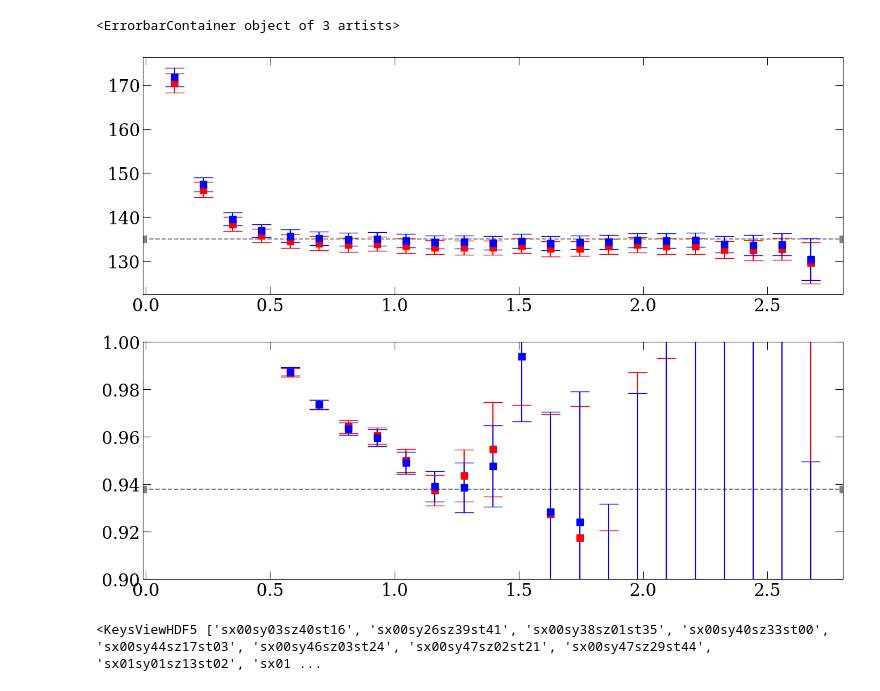
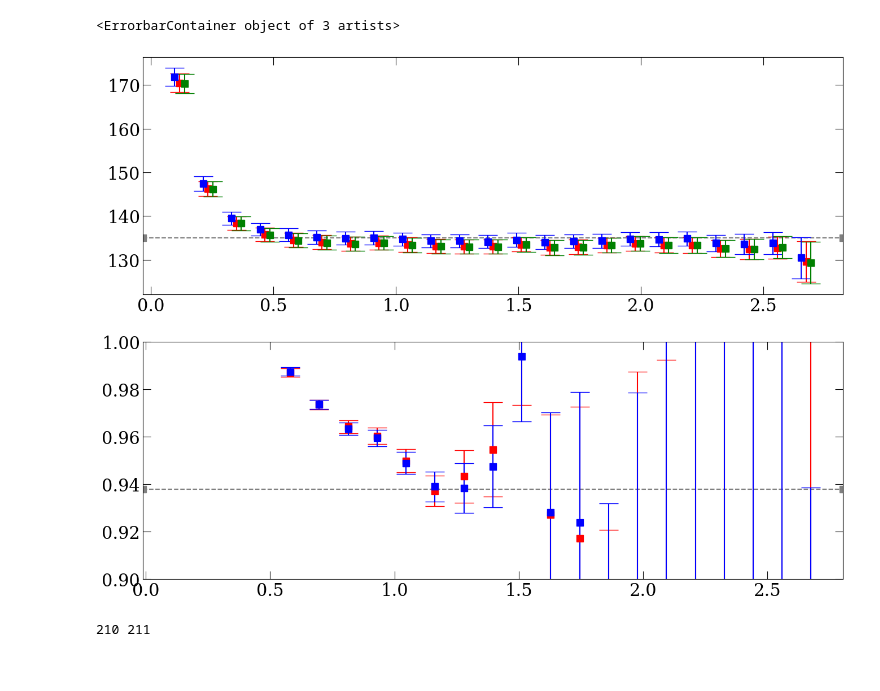
Before and after one commit to lee14916/glwc2, a Jupyter notebook: project2/03_NpiScatteringWilson/NsrcScalingTest.ipynb, the cells around one changed output. Cells and saved outputs as stored; diff of their text form; code cells hidden in the pictures.

```diff
--- a/project2/03_NpiScatteringWilson/NsrcScalingTest.ipynb
+++ b/project2/03_NpiScatteringWilson/NsrcScalingTest.ipynb
@@ -41,6 +44,7 @@ lat_aInv=1/(lat_a*hbarc)
 path='/capstor/store/cscs/userlab/s1174/lyan/code/glwc2/project2/03_NpiScatteringWilson/dataPrepare/A15/data_aux/cfgs_CGWokringCPU'
 with open(path,'r') as f:
     cfgs=f.read().splitlines()
+    cfgs_CGWorking=cfgs.copy()
 
 def symmetrize(dat):
     dat_bw=np.roll(np.flip(dat,axis=1),1,axis=1)
@@ -58,8 +62,17 @@ with h5py.File(path1) as f1, h5py.File(path2) as f2:
     cfgs_all=[cfg.decode() for cfg in f1['cfgs'][:]]
     cfgs_map=[cfgs_all.index(cfg) for cfg in cfgs]
 
+    from random import shuffle
+    cfgs_random=cfgs_all.copy()
+    shuffle(cfgs_random)
+    cfgs_random=cfgs_random[:-3]
+    cfgs_random.sort()
+    cfgs_map2=[cfgs_all.index(cfg) for cfg in cfgs_random]
+
+    cp_dat=np.real(symmetrizeP(f1['data/P'][:,:,0]))
     cp=np.real(yu.jackknife(symmetrizeP(f1['data/P'][:,:,0])))
     cps=np.real(yu.jackknife(symmetrizeP(f1['data/P'][cfgs_map,:,0])))
+    cps2=np.real(yu.jackknife(symmetrizeP(f1['data/P'][cfgs_map2,:,0])))
 
     tau=1
     def C2pt2meff(C2pt,totalT):
@@ -71,6 +84,7 @@ with h5py.File(path1) as f1, h5py.File(path2) as f2:
     func=lambda c2pt:C2pt2meff(c2pt,48)
     mp=yu.jackmap(func,cp)
     mps=yu.jackmap(func,cps)
+    mps2=yu.jackmap(func,cps2)
 
     c1=np.real(yu.jackknife(symmetrize(f1['data/N'][:,:,16])))
     c2=np.real(yu.jackknife(symmetrize(f2['data/N'][:,:,16])))
@@ -109,43 +141,66 @@ with h5py.File(path1) as f1, h5py.File(path2) as f2:
 fig, axs = yu.getFigAxs(2,1,Lrow=6,Lcol=16)
 
 ax=axs[0,0]
 xunit=lat_a; yunit=lat_aInv
 tmin=1; tmax=24
 # ax.set_ylim([0.9,1.5])
 ax.axhline(135,color='grey',ls='--')
 
 mean,err=yu.jackme(mp)
 plt_x=np.arange(tmin,tmax)*xunit; plt_y=mean[tmin:tmax]*yunit; plt_yerr=err[tmin:tmax]*yunit
 ax.errorbar(plt_x,plt_y,plt_yerr,color='r')
 
 mean,err=yu.jackme(mps)
-plt_x=np.arange(tmin,tmax)*xunit; plt_y=mean[tmin:tmax]*yunit; plt_yerr=err[tmin:tmax]*yunit
+plt_x=np.arange(tmin,tmax)*xunit-0.02; plt_y=mean[tmin:tmax]*yunit; plt_yerr=err[tmin:tmax]*yunit
 ax.errorbar(plt_x,plt_y,plt_yerr,color='b')
+
+mean,err=yu.jackme(mps2)
+plt_x=np.arange(tmin,tmax)*xunit+0.02; plt_y=mean[tmin:tmax]*yunit; plt_yerr=err[tmin:tmax]*yunit
+ax.errorbar(plt_x,plt_y,plt_yerr,color='g')
 
 ax=axs[1,0]
 xunit=lat_a; yunit=lat_aInv/1000
 tmin=1; tmax=24
 ax.set_ylim([0.9,1.0])
 ax.axhline(0.938,color='grey',ls='--')
 
 mean,err=yu.jackme(m2)
 plt_x=np.arange(tmin,tmax)*xunit; plt_y=mean[tmin:tmax]*yunit; plt_yerr=err[tmin:tmax]*yunit
 ax.errorbar(plt_x,plt_y,plt_yerr,color='r')
 
 mean,err=yu.jackme(m2s)
 plt_x=np.arange(tmin,tmax)*xunit; plt_y=mean[tmin:tmax]*yunit; plt_yerr=err[tmin:tmax]*yunit
 ax.errorbar(plt_x,plt_y,plt_yerr,color='b')
 # %% [output]
 <ErrorbarContainer object of 3 artists>
-[figure, old version]
+[figure, new version]
 # %%
+from random import shuffle
+
 path='/capstor/store/cscs/userlab/s1174/lyan/code/projectData2/03_NpiScatteringWilson/A15/data_post/'
 cfgs=os.listdir(path)
+cfgs.sort()
 data=[]
-for cfg in cfgs:
+for i,cfg in enumerate(cfgs):
+    print(i,len(cfgs),end='            \r')
     file=f'{path}{cfg}/N.h5_0mom'
     with h5py.File(file) as f:
-        print(f['data'].keys())
-        break
+        srcs=list(f['data'].keys())
+        shuffle(srcs)
+
+        def get(src):
+            t=f['data'][src]['N_a'][:,16,:]
+            t_bw=np.roll(np.flip(t,axis=1),1,axis=1)
+            return ( (t[:,0]+t[:,5]) - (t_bw[:,10]+t_bw[:,15]) )/4
+
+        t=[get(src) for src in srcs]
+        data.append(t)
+    # break
+data=np.array(data)
+data.shape
+
+path='/capstor/store/cscs/userlab/s1174/lyan/code/projectData2/03_NpiScatteringWilson/A15/data_merge/Nsrc.h5'
+with h5py.File(path,'w') as f:
+    f.create_dataset('N',data=data)
 # %% [output]
-<KeysViewHDF5 ['sx00sy03sz40st16', 'sx00sy26sz39st41', 'sx00sy38sz01st35', 'sx00sy40sz33st00', 'sx00sy44sz17st03', 'sx00sy46sz03st24', 'sx00sy47sz02st21', 'sx00sy47sz29st44', 'sx01sy01sz13st02', 'sx01 ...
+210 211
```
Also changed, not shown: parts of 8 cells of this notebook, 17 other files.
